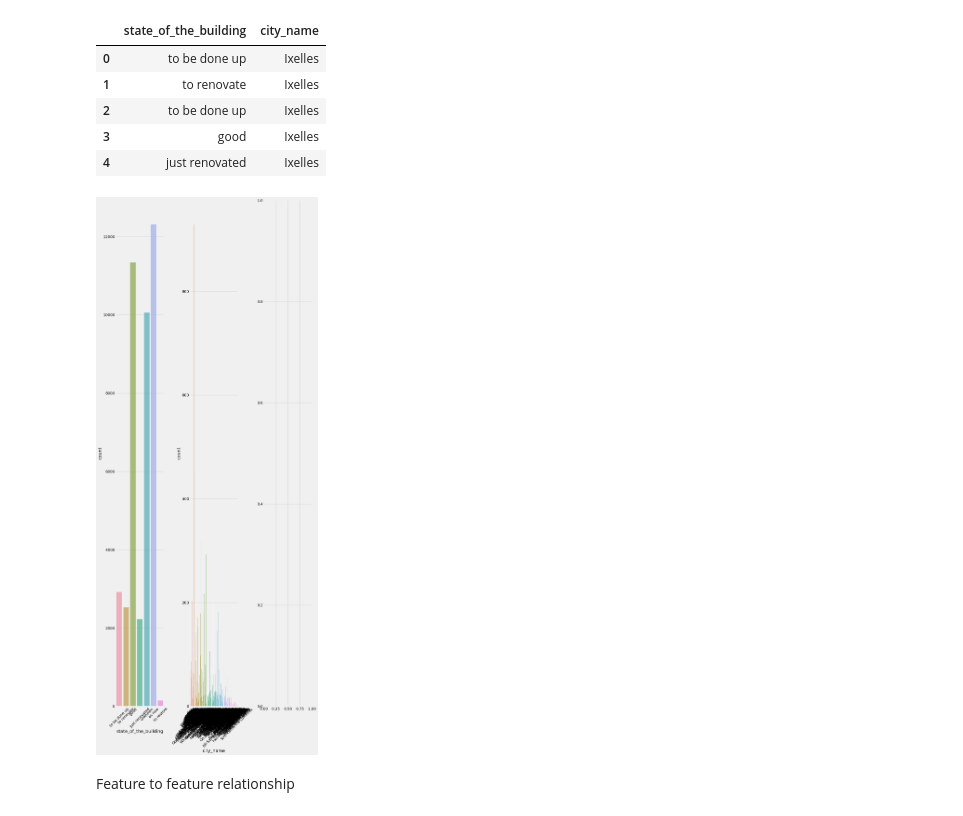
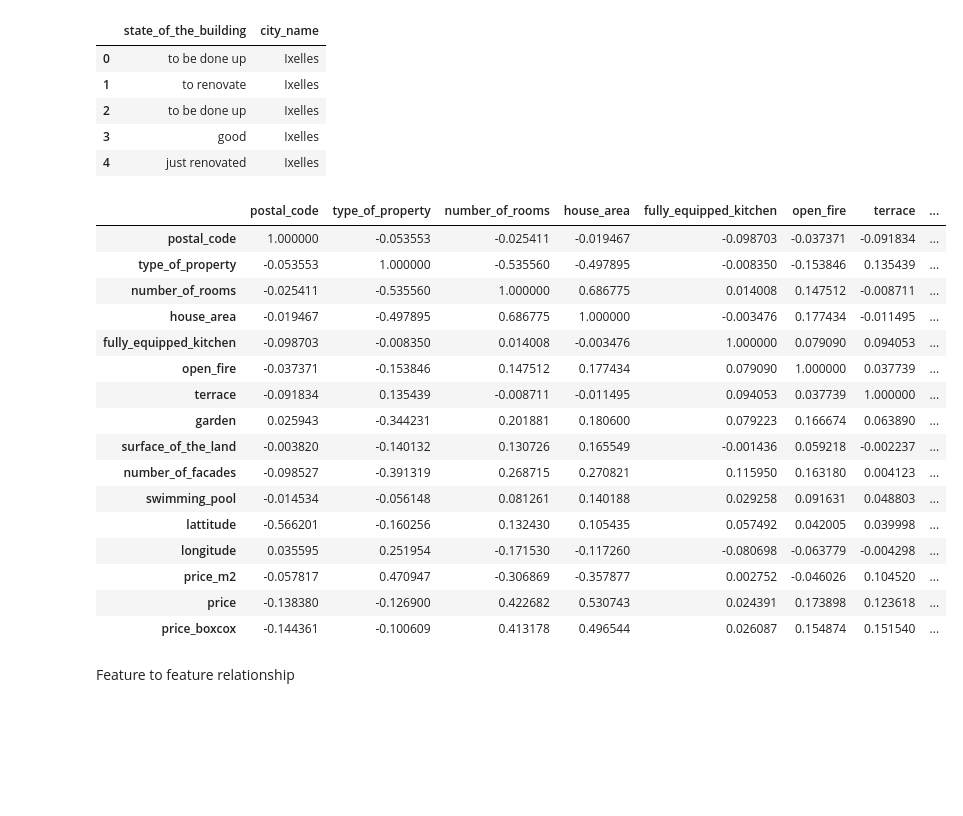
Before and after one commit to thiphan94/Real-Estate, a Jupyter notebook: notebook/data_analysis.ipynb, the cells around one changed output. Saved outputs shown, nothing was run; the diff lists cells and outputs as text; code cells hidden in the pictures; blank space fills up the shorter version.

```diff
--- a/notebook/data_analysis.ipynb
+++ b/notebook/data_analysis.ipynb
@@ -294,18 +229,29 @@ df_categorical.head()
 | 3 | good | Ixelles |
 | 4 | just renovated | Ixelles |
 # %%
-fig, axes = plt.subplots(round(len(df_categorical.columns) / 3), 3, figsize=(12, 30))
-
-for i, ax in enumerate(fig.axes):
-    if i < len(df_categorical.columns):
-        ax.set_xticklabels(ax.xaxis.get_majorticklabels(), rotation=45)
-        sns.countplot(
-            x=df_categorical.columns[i], alpha=0.7, data=df_categorical, ax=ax
-        )
-
-fig.tight_layout()
+# sns.pairplot(
+#     df
+# )
-# %% [output]
-[figure, removed]
+# %%
+df_numeric.corr()  # prints the correlation coefficient between every pair of attributes
+# %% [output]
+|  | postal_code | type_of_property | number_of_rooms | house_area | fully_equipped_kitchen | open_fire | terrace | ... |
+| postal_code | 1.000000 | -0.053553 | -0.025411 | -0.019467 | -0.098703 | -0.037371 | -0.091834 | ... |
+| type_of_property | -0.053553 | 1.000000 | -0.535560 | -0.497895 | -0.008350 | -0.153846 | 0.135439 | ... |
+| number_of_rooms | -0.025411 | -0.535560 | 1.000000 | 0.686775 | 0.014008 | 0.147512 | -0.008711 | ... |
+| house_area | -0.019467 | -0.497895 | 0.686775 | 1.000000 | -0.003476 | 0.177434 | -0.011495 | ... |
+| fully_equipped_kitchen | -0.098703 | -0.008350 | 0.014008 | -0.003476 | 1.000000 | 0.079090 | 0.094053 | ... |
+| open_fire | -0.037371 | -0.153846 | 0.147512 | 0.177434 | 0.079090 | 1.000000 | 0.037739 | ... |
+| terrace | -0.091834 | 0.135439 | -0.008711 | -0.011495 | 0.094053 | 0.037739 | 1.000000 | ... |
+| garden | 0.025943 | -0.344231 | 0.201881 | 0.180600 | 0.079223 | 0.166674 | 0.063890 | ... |
+| surface_of_the_land | -0.003820 | -0.140132 | 0.130726 | 0.165549 | -0.001436 | 0.059218 | -0.002237 | ... |
+| number_of_facades | -0.098527 | -0.391319 | 0.268715 | 0.270821 | 0.115950 | 0.163180 | 0.004123 | ... |
+| swimming_pool | -0.014534 | -0.056148 | 0.081261 | 0.140188 | 0.029258 | 0.091631 | 0.048803 | ... |
+| lattitude | -0.566201 | -0.160256 | 0.132430 | 0.105435 | 0.057492 | 0.042005 | 0.039998 | ... |
+| longitude | 0.035595 | 0.251954 | -0.171530 | -0.117260 | -0.080698 | -0.063779 | -0.004298 | ... |
+| price_m2 | -0.057817 | 0.470947 | -0.306869 | -0.357877 | 0.002752 | -0.046026 | 0.104520 | ... |
+| price | -0.138380 | -0.126900 | 0.422682 | 0.530743 | 0.024391 | 0.173898 | 0.123618 | ... |
+| price_boxcox | -0.144361 | -0.100609 | 0.413178 | 0.496544 | 0.026087 | 0.154874 | 0.151540 | ... |
 # %% [markdown]
 Feature to feature relationship
 # %%
```
Also changed, not shown: parts of 35 cells of this notebook.
